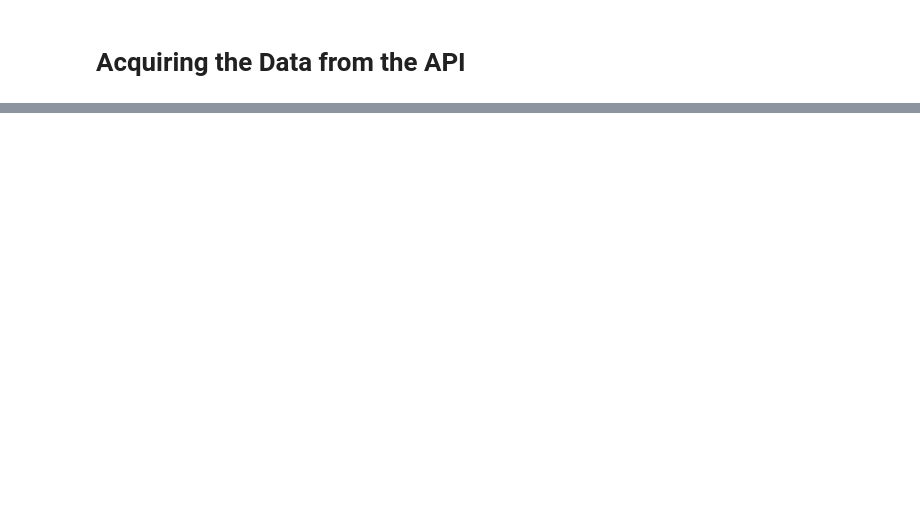
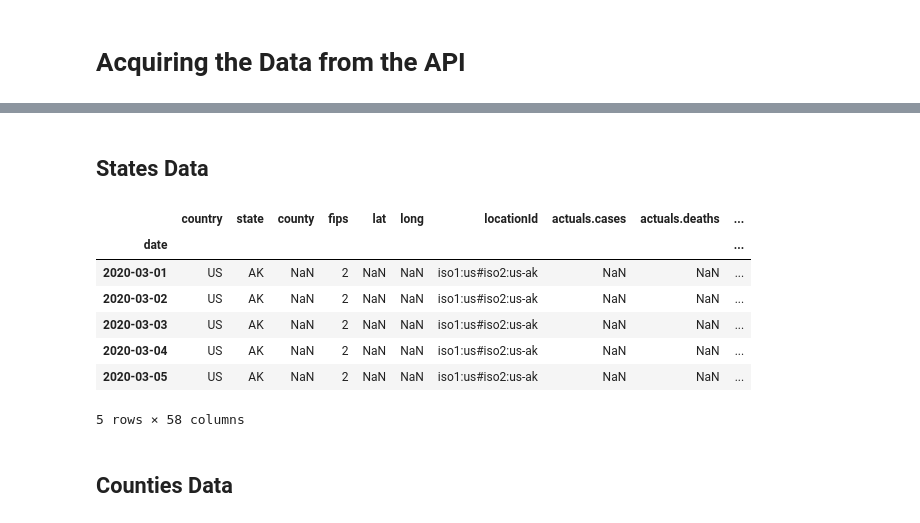
Before and after one commit to JeanetteSchulz/Covid_Analysis, a Jupyter notebook: Covid_Act_Now_API.ipynb, the cells around one changed output, grey strips where cells are left out. Cells and saved outputs as stored; diff of their text form; code cells hidden in the pictures; blank space fills up the shorter version.

Commit message:
collected more data from API

```diff
--- a/Covid_Act_Now_API.ipynb
+++ b/Covid_Act_Now_API.ipynb
@@ -42,0 +49,2 @@ covid.head()
+# %% [markdown]
+## States Data
@@ -42,0 +65,15 @@ covid.head()
+# %%
+# Read the csv into a dataframe
+states = pd.read_csv('states_data.csv', index_col=0)
+states.head()
+# %% [output]
+|  | country | state | county | fips | lat | long | locationId | actuals.cases | actuals.deaths | ... |
+| date |  |  |  |  |  |  |  |  |  | ... |
+| 2020-03-01 | US | AK | NaN | 2 | NaN | NaN | iso1:us#iso2:us-ak | NaN | NaN | ... |
+| 2020-03-02 | US | AK | NaN | 2 | NaN | NaN | iso1:us#iso2:us-ak | NaN | NaN | ... |
+| 2020-03-03 | US | AK | NaN | 2 | NaN | NaN | iso1:us#iso2:us-ak | NaN | NaN | ... |
+| 2020-03-04 | US | AK | NaN | 2 | NaN | NaN | iso1:us#iso2:us-ak | NaN | NaN | ... |
+| 2020-03-05 | US | AK | NaN | 2 | NaN | NaN | iso1:us#iso2:us-ak | NaN | NaN | ... |
+5 rows × 58 columns
+# %% [markdown]
+## Counties Data
```
Also changed, not shown: parts of 6 cells of this notebook, 1 other file.
